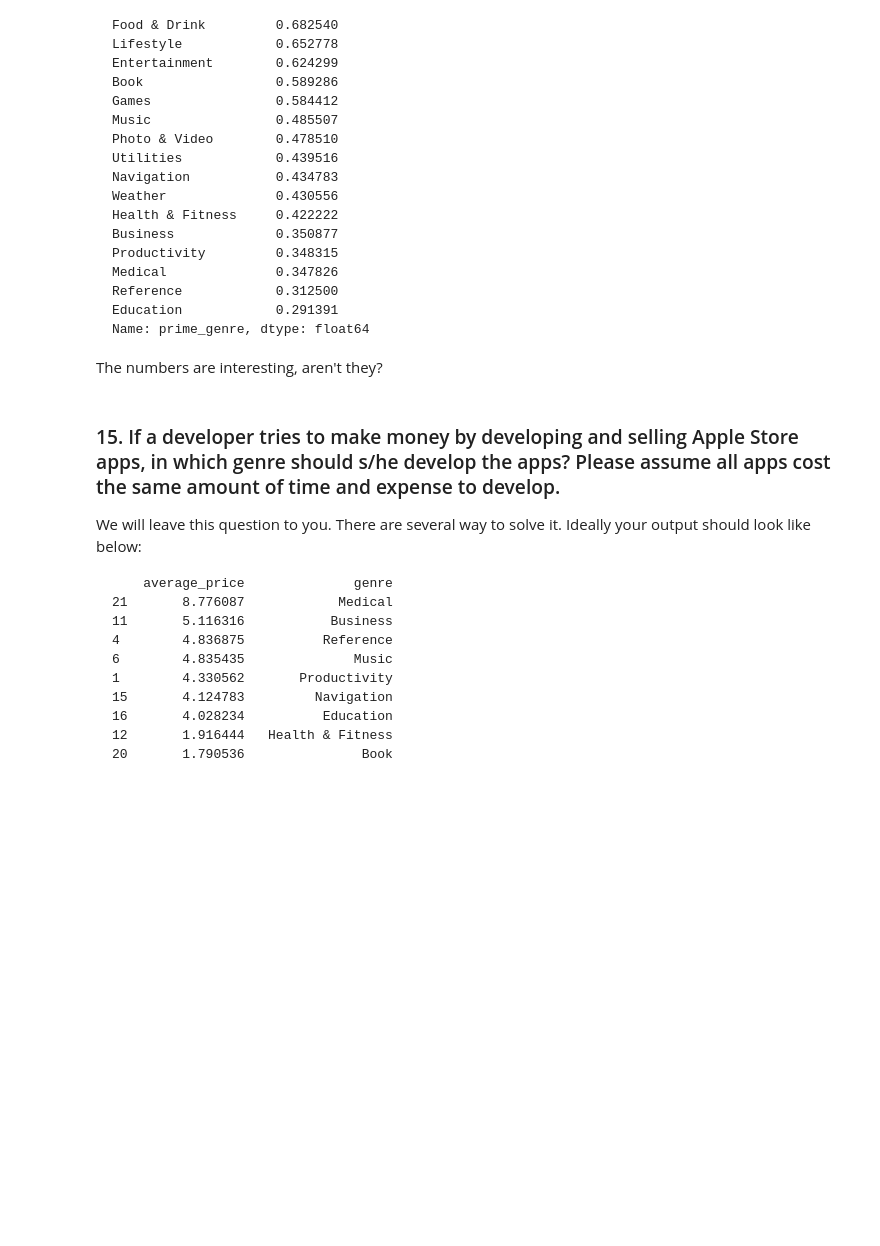
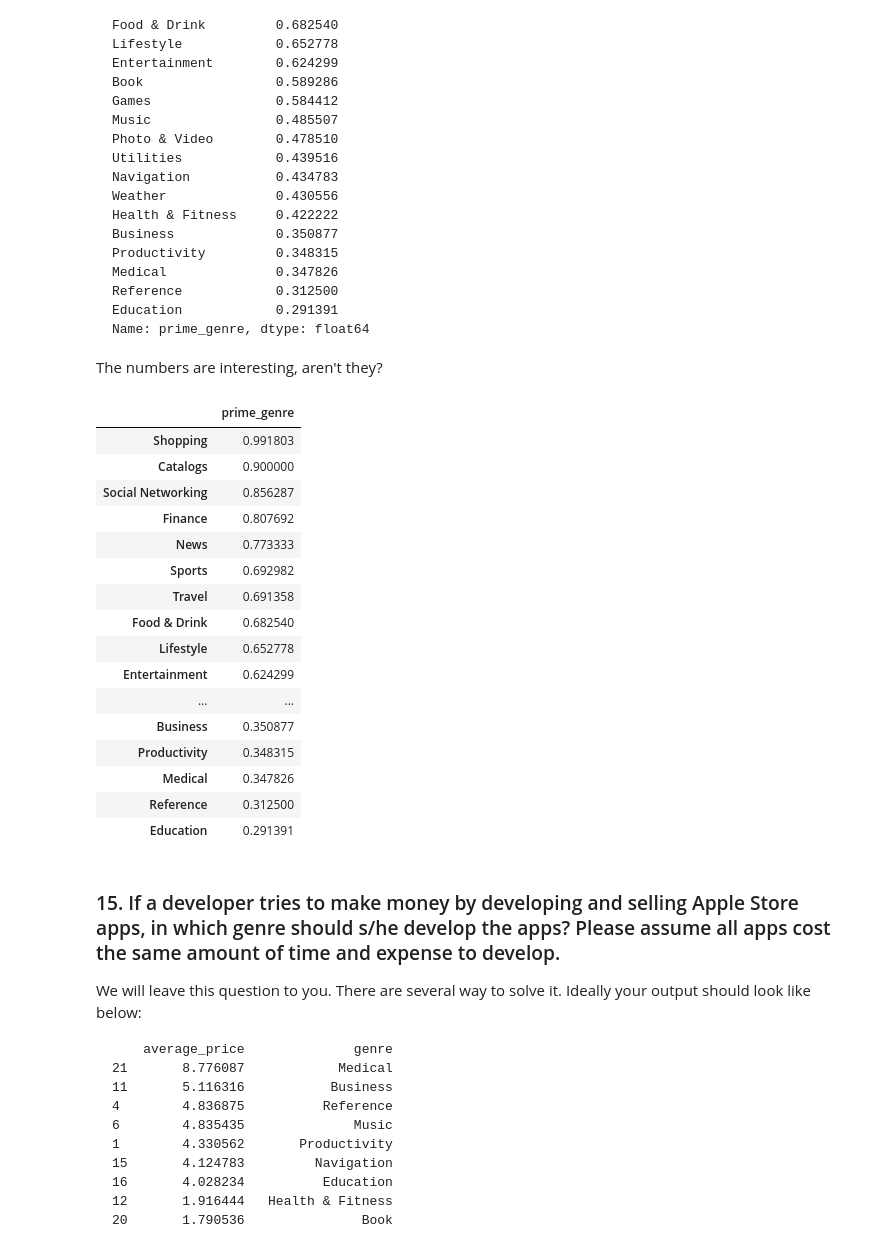
Before and after one commit to Ironhack-Data-Madrid-Agosto-2022/2.2-pandas-deepdive, a Jupyter notebook: your-code/main.ipynb, the cells around one changed output. Saved outputs shown, nothing was run; the diff lists cells and outputs as text; code cells hidden in the pictures; blank space fills up the shorter version.

````diff
--- a/your-code/main.ipynb
+++ b/your-code/main.ipynb
@@ -209,3 +209,6 @@ Entertainment     535
 Education         453
 Name: prime_genre, dtype: int64
 ```
+# %%
+total_genre = data['prime_genre'].value_counts()
+total_genre
@@ -242,0 +291,4 @@ Name: prime_genre, dtype: int64
+# %%
+patata = data[(data.price ==0)].prime_genre.value_counts()
+# multicondición
+patata
@@ -273,6 +343,32 @@ Name: prime_genre, dtype: float64
 ```
 
 The numbers are interesting, aren't they?
+# %%
+
+proporcion = [patata / total_genre]
+
+sorting = pd.DataFrame(proporcion).T # sorting requires turning the list into a dataframe
+
+# sorting.sort_values(axis=0, ascending=False)
+sorting.sort_values('prime_genre', ascending=False)
+# %% [output]
+|  | prime_genre |
+| Shopping | 0.991803 |
+| Catalogs | 0.900000 |
+| Social Networking | 0.856287 |
+| Finance | 0.807692 |
+| News | 0.773333 |
+| Sports | 0.692982 |
+| Travel | 0.691358 |
+| Food & Drink | 0.682540 |
+| Lifestyle | 0.652778 |
+| Entertainment | 0.624299 |
+| ... | ... |
+| Business | 0.350877 |
+| Productivity | 0.348315 |
+| Medical | 0.347826 |
+| Reference | 0.312500 |
+| Education | 0.291391 |
 # %% [markdown]
 ### 15. If a developer tries to make money by developing and selling Apple Store apps, in which genre should s/he develop the apps? Please assume all apps cost the same amount of time and expense to develop.
 
````
Also changed, not shown: parts of 4 cells of this notebook.
